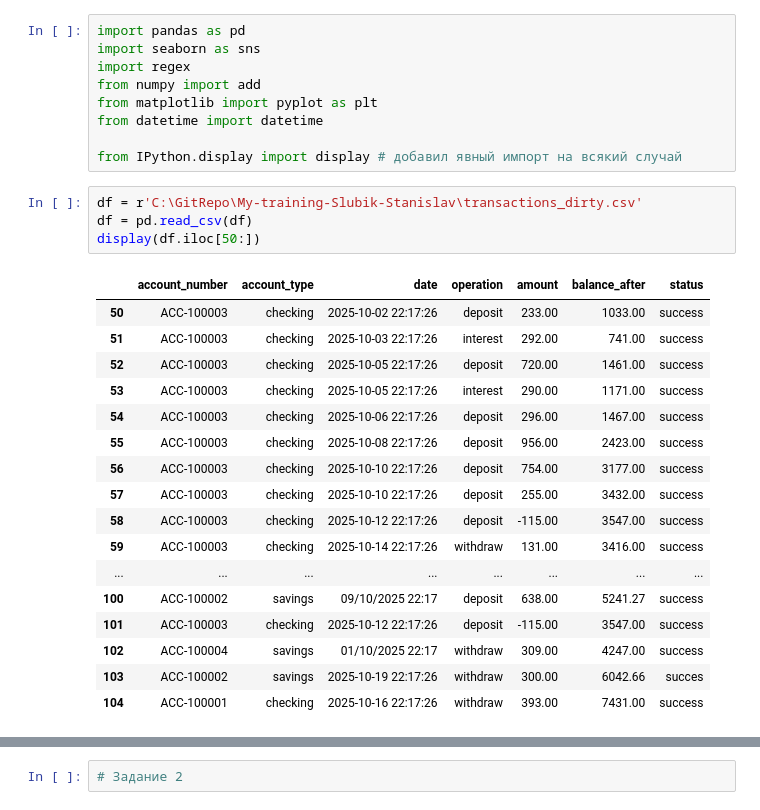
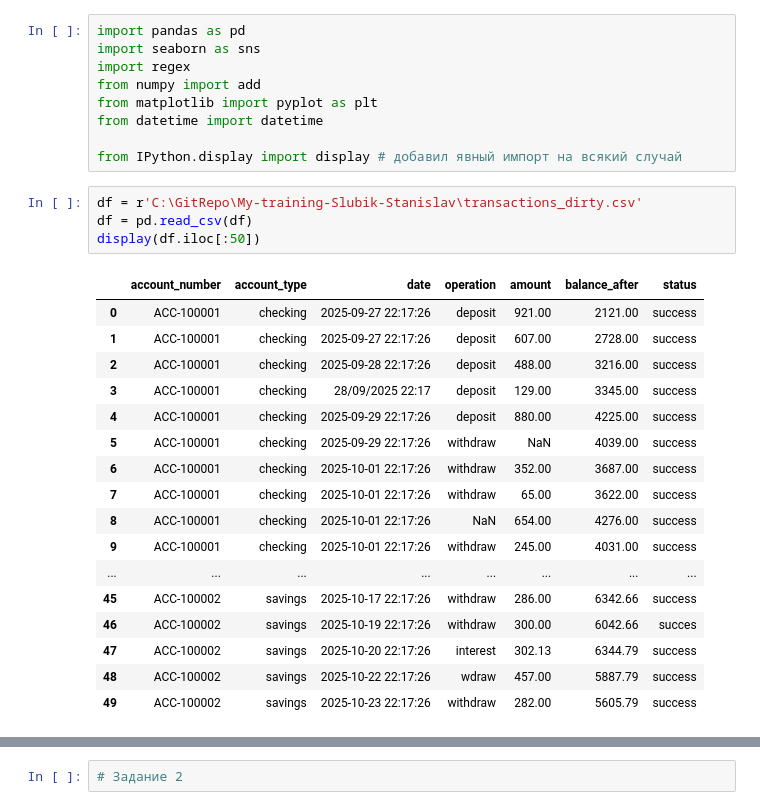
Before and after one commit to luky048-ship-it/My-training-Slubik-Stanislav, a Jupyter notebook: Домашнее задание_5.ipynb, the cells around one changed output, grey strips where cells are left out. Saved outputs shown, nothing was run; the diff lists cells and outputs as text.

```diff
--- a/Домашнее задание_5.ipynb
+++ b/Домашнее задание_5.ipynb
@@ -10,25 +10,25 @@ from IPython.display import display # добавил явный импорт н
 # %%
 df = r'C:\GitRepo\My-training-Slubik-Stanislav\transactions_dirty.csv'
 df = pd.read_csv(df)
-display(df.iloc[50:])
+display(df.iloc[:50])
 # %% [output]
 |  | account_number | account_type | date | operation | amount | balance_after | status |
-| 50 | ACC-100003 | checking | 2025-10-02 22:17:26 | deposit | 233.00 | 1033.00 | success |
-| 51 | ACC-100003 | checking | 2025-10-03 22:17:26 | interest | 292.00 | 741.00 | success |
-| 52 | ACC-100003 | checking | 2025-10-05 22:17:26 | deposit | 720.00 | 1461.00 | success |
-| 53 | ACC-100003 | checking | 2025-10-05 22:17:26 | interest | 290.00 | 1171.00 | success |
-| 54 | ACC-100003 | checking | 2025-10-06 22:17:26 | deposit | 296.00 | 1467.00 | success |
-| 55 | ACC-100003 | checking | 2025-10-08 22:17:26 | deposit | 956.00 | 2423.00 | success |
-| 56 | ACC-100003 | checking | 2025-10-10 22:17:26 | deposit | 754.00 | 3177.00 | success |
-| 57 | ACC-100003 | checking | 2025-10-10 22:17:26 | deposit | 255.00 | 3432.00 | success |
-| 58 | ACC-100003 | checking | 2025-10-12 22:17:26 | deposit | -115.00 | 3547.00 | success |
-| 59 | ACC-100003 | checking | 2025-10-14 22:17:26 | withdraw | 131.00 | 3416.00 | success |
+| 0 | ACC-100001 | checking | 2025-09-27 22:17:26 | deposit | 921.00 | 2121.00 | success |
+| 1 | ACC-100001 | checking | 2025-09-27 22:17:26 | deposit | 607.00 | 2728.00 | success |
+| 2 | ACC-100001 | checking | 2025-09-28 22:17:26 | deposit | 488.00 | 3216.00 | success |
+| 3 | ACC-100001 | checking | 28/09/2025 22:17 | deposit | 129.00 | 3345.00 | success |
+| 4 | ACC-100001 | checking | 2025-09-29 22:17:26 | deposit | 880.00 | 4225.00 | success |
+| 5 | ACC-100001 | checking | 2025-09-29 22:17:26 | withdraw | NaN | 4039.00 | success |
+| 6 | ACC-100001 | checking | 2025-10-01 22:17:26 | withdraw | 352.00 | 3687.00 | success |
+| 7 | ACC-100001 | checking | 2025-10-01 22:17:26 | withdraw | 65.00 | 3622.00 | success |
+| 8 | ACC-100001 | checking | 2025-10-01 22:17:26 | NaN | 654.00 | 4276.00 | success |
+| 9 | ACC-100001 | checking | 2025-10-01 22:17:26 | withdraw | 245.00 | 4031.00 | success |
 | ... | ... | ... | ... | ... | ... | ... | ... |
-| 100 | ACC-100002 | savings | 09/10/2025 22:17 | deposit | 638.00 | 5241.27 | success |
-| 101 | ACC-100003 | checking | 2025-10-12 22:17:26 | deposit | -115.00 | 3547.00 | success |
-| 102 | ACC-100004 | savings | 01/10/2025 22:17 | withdraw | 309.00 | 4247.00 | success |
-| 103 | ACC-100002 | savings | 2025-10-19 22:17:26 | withdraw | 300.00 | 6042.66 | succes |
-| 104 | ACC-100001 | checking | 2025-10-16 22:17:26 | withdraw | 393.00 | 7431.00 | success |
+| 45 | ACC-100002 | savings | 2025-10-17 22:17:26 | withdraw | 286.00 | 6342.66 | success |
+| 46 | ACC-100002 | savings | 2025-10-19 22:17:26 | withdraw | 300.00 | 6042.66 | succes |
+| 47 | ACC-100002 | savings | 2025-10-20 22:17:26 | interest | 302.13 | 6344.79 | success |
+| 48 | ACC-100002 | savings | 2025-10-22 22:17:26 | wdraw | 457.00 | 5887.79 | success |
+| 49 | ACC-100002 | savings | 2025-10-23 22:17:26 | withdraw | 282.00 | 5605.79 | success |
 # %%
 # Задание 1 Реализация класса Account
 
```
Also changed, not shown: parts of 3 cells of this notebook.
